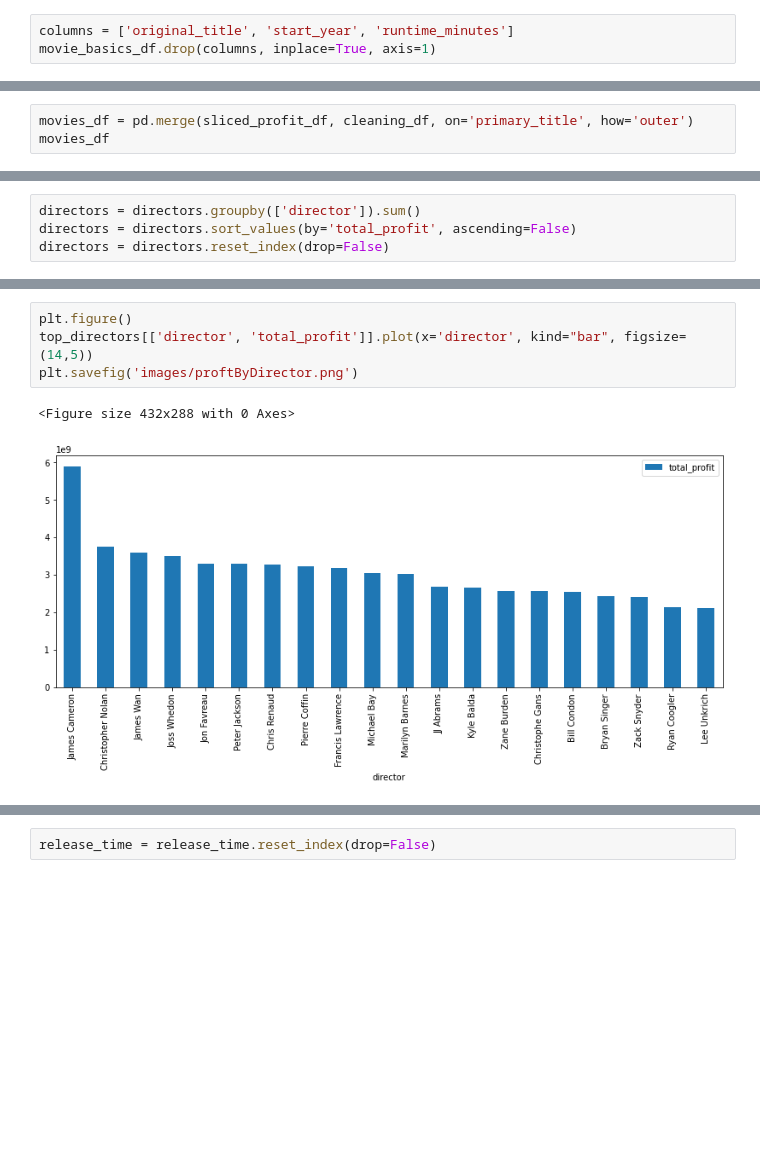
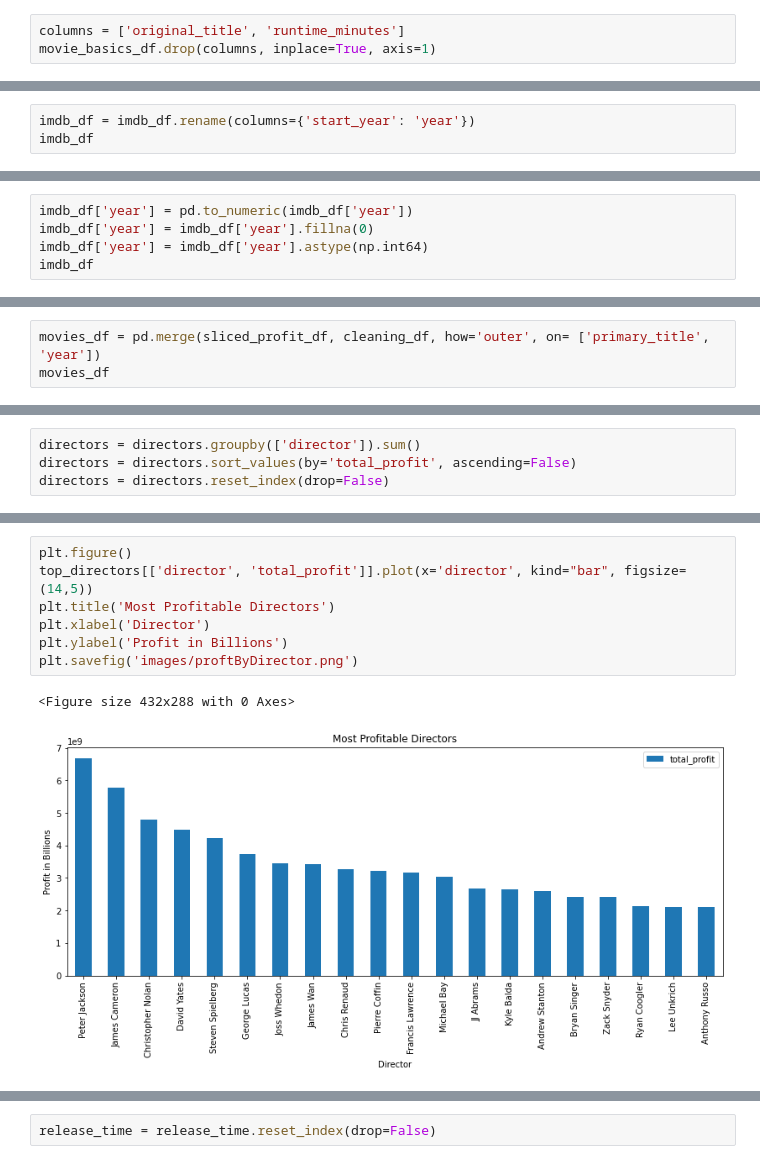
Before and after one commit to LumpyOctopus/Phase-One-Project, a Jupyter notebook: student.ipynb, the cells around one changed output, grey strips where cells are left out. Drawn from its saved outputs; the diff is of its cells as text; blank space fills up the shorter version.

```diff
--- a/student.ipynb
+++ b/student.ipynb
@@ -353,5 +381,5 @@ movie_basics_df
 # %%
-columns = ['original_title', 'start_year', 'runtime_minutes']
+columns = ['original_title', 'runtime_minutes']
 movie_basics_df.drop(columns, inplace=True, axis=1)
 # %%
 titlenpeople_join_df= pd.merge(people_join_df, movie_basics_df, on='tconst', how='outer')
@@ -509,3 +542,6 @@ imdb_df
 # I no longer need "nconst" and "tconst".  To keep the data set clean, I am removing them.
 columns = ['tconst', 'nconst', 'directors', 'averagerating']
 imdb_df.drop(columns, inplace=True, axis=1)
+# %%
+imdb_df = imdb_df.rename(columns={'start_year': 'year'})
+imdb_df
@@ -527,0 +566,5 @@ imdb_df
+# %%
+imdb_df['year'] = pd.to_numeric(imdb_df['year'])
+imdb_df['year'] = imdb_df['year'].fillna(0)
+imdb_df['year'] = imdb_df['year'].astype(np.int64)
+imdb_df
@@ -570,6 +647,6 @@ sliced_profit_df
 # %%
 sliced_profit_df = sliced_profit_df.rename(columns={'movie': 'primary_title'})
 # %%
-movies_df = pd.merge(sliced_profit_df, cleaning_df, on='primary_title', how='outer')
+movies_df = pd.merge(sliced_profit_df, cleaning_df, how='outer', on= ['primary_title', 'year'])
 movies_df
 # %% [output]
@@ -805,8 +861,11 @@ top_directors
 # %%
 plt.figure()
 top_directors[['director', 'total_profit']].plot(x='director', kind="bar", figsize= (14,5))
+plt.title('Most Profitable Directors')
+plt.xlabel('Director')
+plt.ylabel('Profit in Billions')
 plt.savefig('images/proftByDirector.png')
 # %% [output]
 <Figure size 432x288 with 0 Axes>
-[figure, old version]
+[figure, new version]
 # %% [markdown]
```
Also changed, not shown: parts of 34 cells of this notebook, 3 other files.
